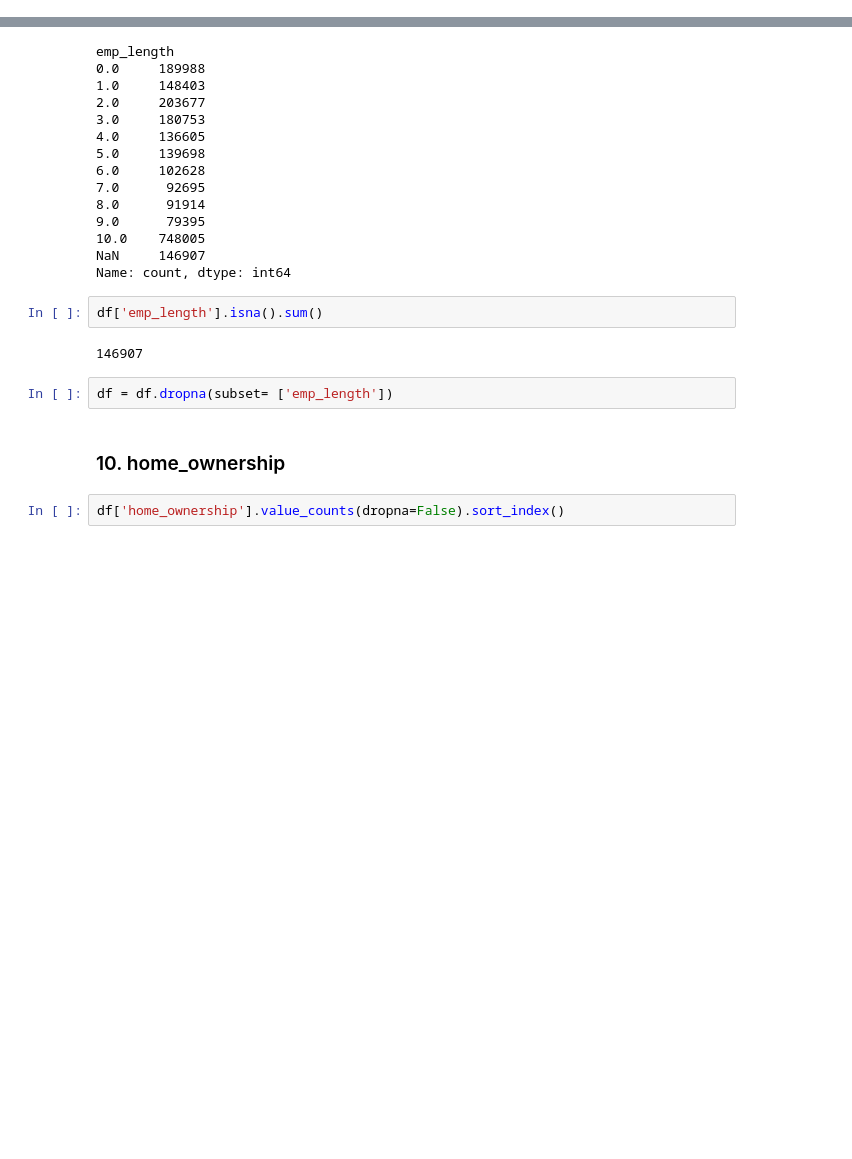
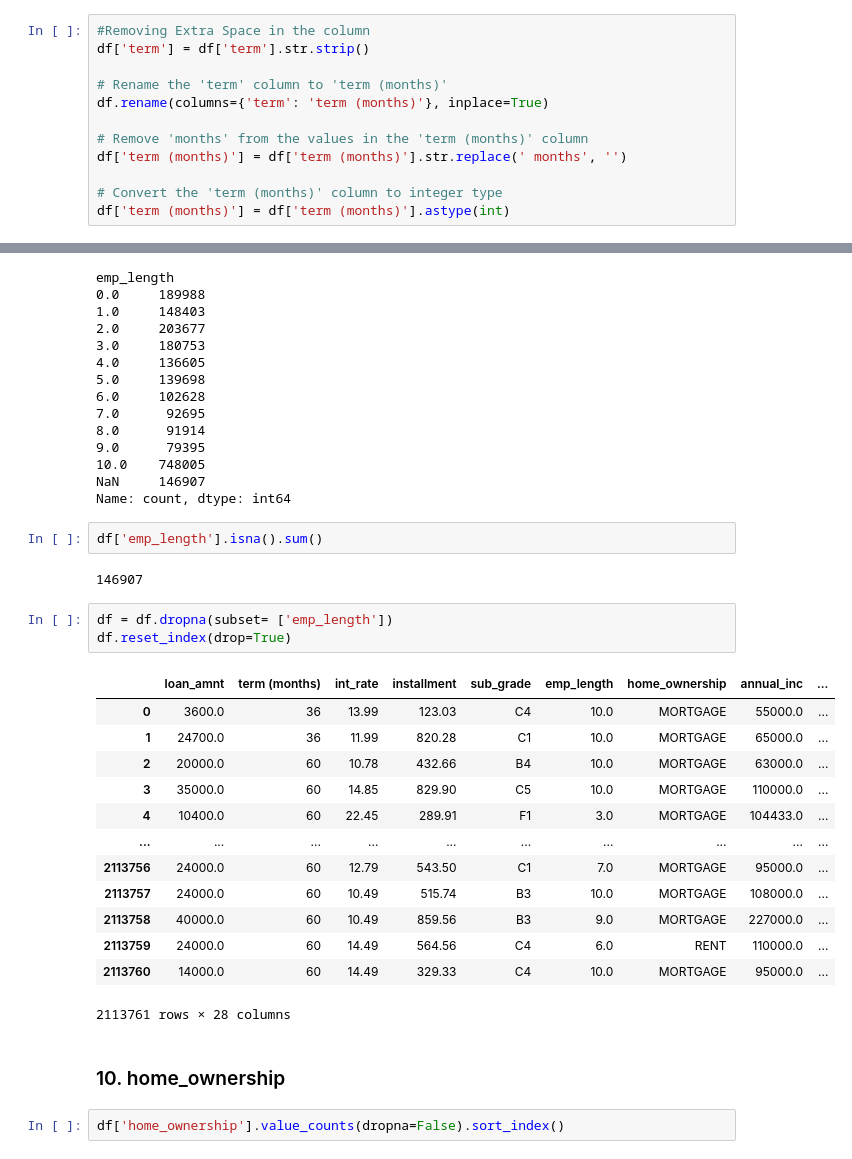
Before and after one commit to lalitharavi98/IS5126_Project-Loan-Default-Prediction, a Jupyter notebook: src/data_cleaning.ipynb, the cells around one changed output, grey strips where cells are left out. Cells and saved outputs as stored; diff of their text form; blank space fills up the shorter version.

```diff
--- a/src/data_cleaning.ipynb
+++ b/src/data_cleaning.ipynb
@@ -199,6 +216,18 @@ term
 36 months    1609754
 60 months     650914
 Name: count, dtype: int64
+# %%
+#Removing Extra Space in the column
+df['term'] = df['term'].str.strip()
+
+# Rename the 'term' column to 'term (months)'
+df.rename(columns={'term': 'term (months)'}, inplace=True)
+
+# Remove 'months' from the values in the 'term (months)' column
+df['term (months)'] = df['term (months)'].str.replace(' months', '')
+
+# Convert the 'term (months)' column to integer type
+df['term (months)'] = df['term (months)'].astype(int)
 # %% [markdown]
 ### 4. int_rate
 # %%
@@ -364,6 +393,21 @@ df['emp_length'].isna().sum()
 146907
 # %%
 df = df.dropna(subset= ['emp_length'])
+df.reset_index(drop=True)
+# %% [output]
+|  | loan_amnt | term (months) | int_rate | installment | sub_grade | emp_length | home_ownership | annual_inc | ... |
+| 0 | 3600.0 | 36 | 13.99 | 123.03 | C4 | 10.0 | MORTGAGE | 55000.0 | ... |
+| 1 | 24700.0 | 36 | 11.99 | 820.28 | C1 | 10.0 | MORTGAGE | 65000.0 | ... |
+| 2 | 20000.0 | 60 | 10.78 | 432.66 | B4 | 10.0 | MORTGAGE | 63000.0 | ... |
+| 3 | 35000.0 | 60 | 14.85 | 829.90 | C5 | 10.0 | MORTGAGE | 110000.0 | ... |
+| 4 | 10400.0 | 60 | 22.45 | 289.91 | F1 | 3.0 | MORTGAGE | 104433.0 | ... |
+| ... | ... | ... | ... | ... | ... | ... | ... | ... | ... |
+| 2113756 | 24000.0 | 60 | 12.79 | 543.50 | C1 | 7.0 | MORTGAGE | 95000.0 | ... |
+| 2113757 | 24000.0 | 60 | 10.49 | 515.74 | B3 | 10.0 | MORTGAGE | 108000.0 | ... |
+| 2113758 | 40000.0 | 60 | 10.49 | 859.56 | B3 | 9.0 | MORTGAGE | 227000.0 | ... |
+| 2113759 | 24000.0 | 60 | 14.49 | 564.56 | C4 | 6.0 | RENT | 110000.0 | ... |
+| 2113760 | 14000.0 | 60 | 14.49 | 329.33 | C4 | 10.0 | MORTGAGE | 95000.0 | ... |
+2113761 rows × 28 columns
 # %% [markdown]
 ### 10. home_ownership
 # %%
```
Also changed, not shown: parts of 22 cells of this notebook, 1 other file.
